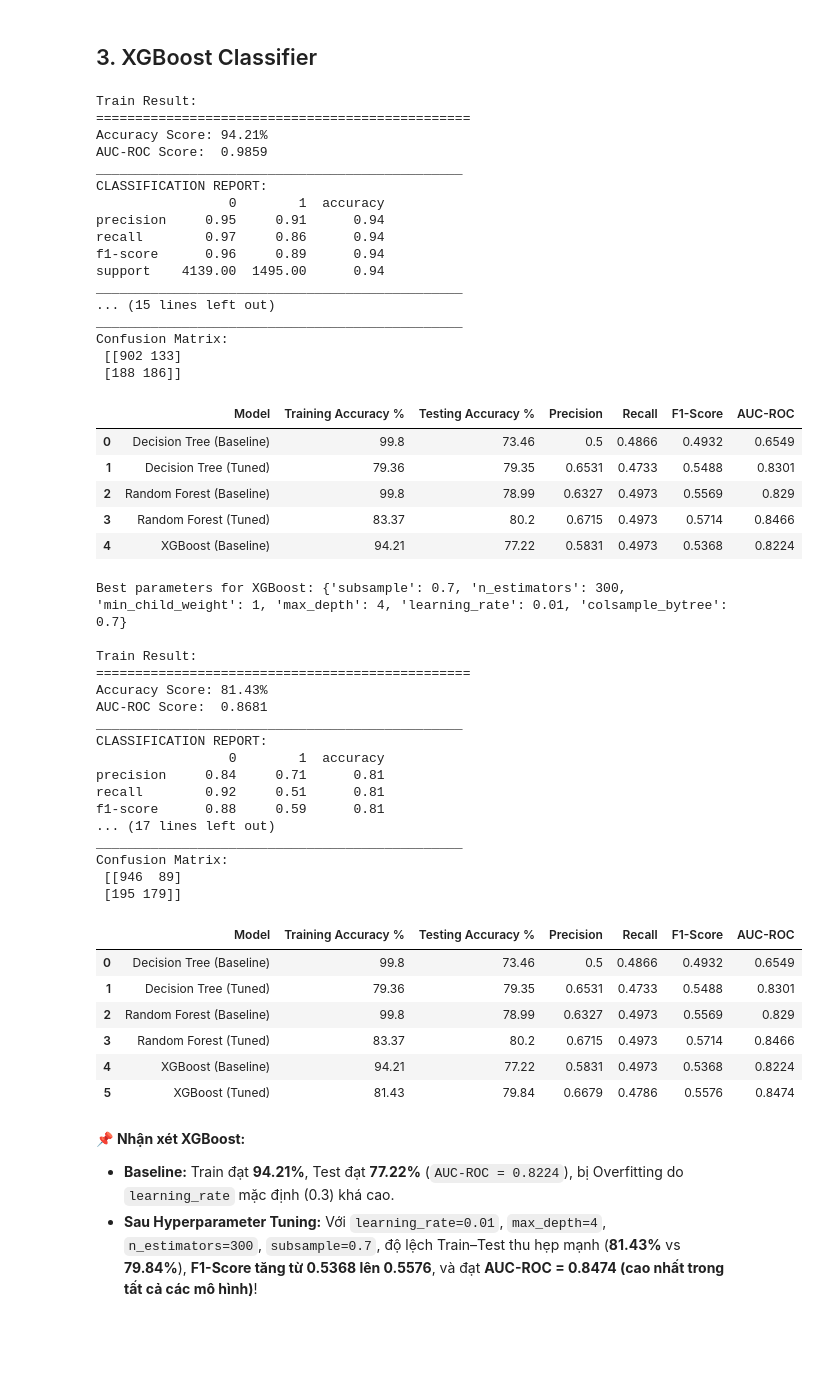
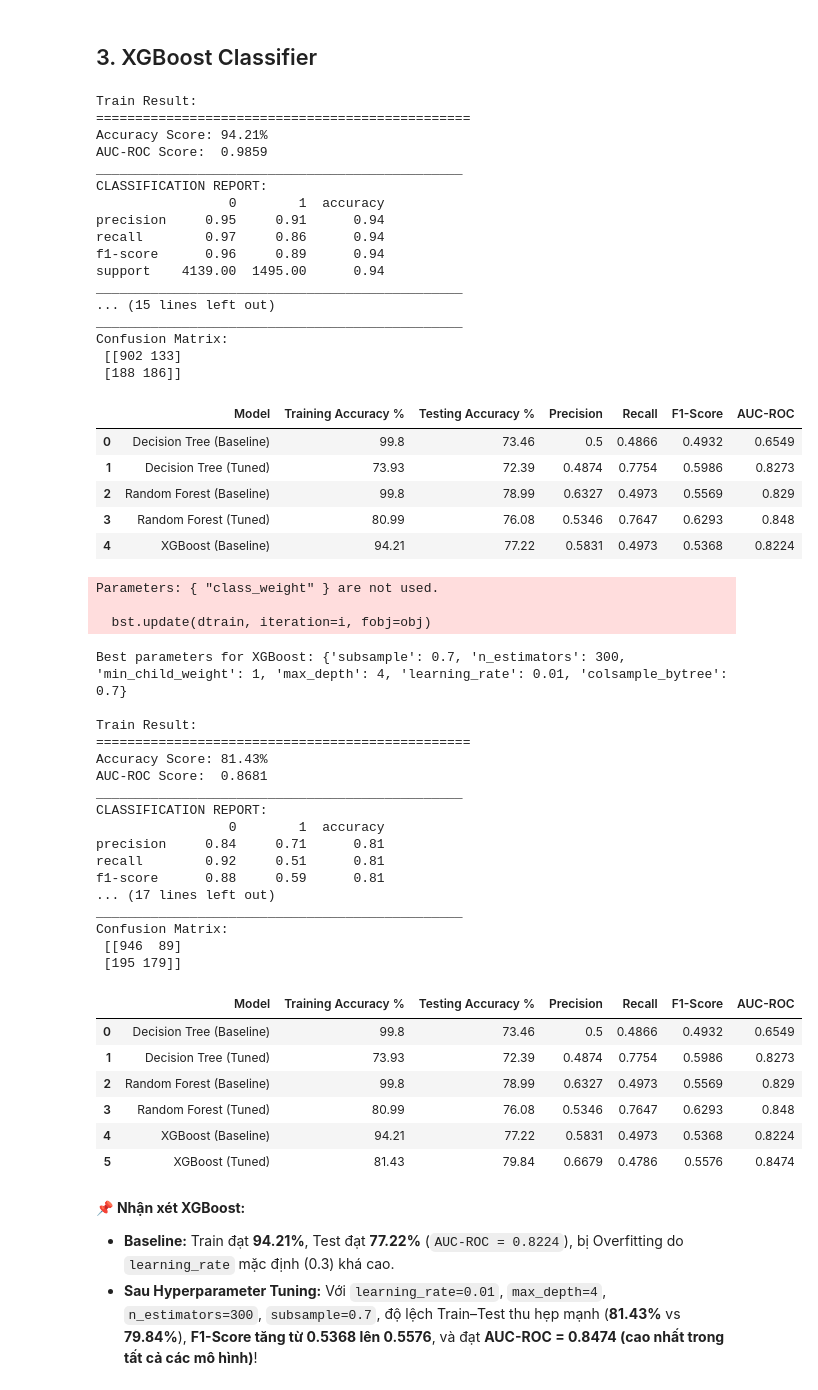
Before and after one commit to TranDuyAnhDEDA/KhaiPhaDuLieu, a Jupyter notebook: EDA.ipynb, the cells around one changed output. Drawn from its saved outputs; the diff is of its cells as text; code cells hidden in the pictures; blank space fills up the shorter version.

```diff
--- a/EDA.ipynb
+++ b/EDA.ipynb
@@ -486,9 +486,9 @@ dt_params = {
 }
 
 dt_cv = GridSearchCV(
-    DecisionTreeClassifier(random_state=42),
+    DecisionTreeClassifier(random_state=42, class_weight='balanced'),
     dt_params,
-    scoring="roc_auc", # điểm đánh giá mức độ phân loại của mô hình
+    scoring="roc_auc",
     n_jobs=-1,
     cv=5 # chia tập train và tập test ra 5 phần
 )
@@ -580,7 +580,7 @@ rf_params = {
 }
 
 rf_cv = RandomizedSearchCV(
-    RandomForestClassifier(random_state=42),
+    RandomForestClassifier(random_state=42, class_weight='balanced'),
     rf_params,
     n_iter=20, # Lấy ngẫu nhiên 20 tổ hợp random
     scoring="roc_auc",
@@ -664,9 +664,9 @@ Confusion Matrix:
  [188 186]]
 |  | Model | Training Accuracy % | Testing Accuracy % | Precision | Recall | F1-Score | AUC-ROC |
 | 0 | Decision Tree (Baseline) | 99.8 | 73.46 | 0.5 | 0.4866 | 0.4932 | 0.6549 |
-| 1 | Decision Tree (Tuned) | 79.36 | 79.35 | 0.6531 | 0.4733 | 0.5488 | 0.8301 |
+| 1 | Decision Tree (Tuned) | 73.93 | 72.39 | 0.4874 | 0.7754 | 0.5986 | 0.8273 |
 | 2 | Random Forest (Baseline) | 99.8 | 78.99 | 0.6327 | 0.4973 | 0.5569 | 0.829 |
-| 3 | Random Forest (Tuned) | 83.37 | 80.2 | 0.6715 | 0.4973 | 0.5714 | 0.8466 |
+| 3 | Random Forest (Tuned) | 80.99 | 76.08 | 0.5346 | 0.7647 | 0.6293 | 0.848 |
 | 4 | XGBoost (Baseline) | 94.21 | 77.22 | 0.5831 | 0.4973 | 0.5368 | 0.8224 |
 # %%
 # 3.2 Hyperparameter Tuning cho XGBoost bằng RandomizedSearchCV
@@ -675,54 +675,57 @@ xgb_params = {
     "max_depth": [3, 4, 5, 6],
     "learning_rate": [0.01, 0.05, 0.1, 0.2], # chỉ lấy một phần tỉ lệ fix của cây trước
     "subsample": [0.7, 0.8, 0.9, 1.0], # chia ngẫu nhiên cách hàng
     "colsample_bytree": [0.7, 0.8, 0.9, 1.0], # chia ngẫu nhiên các cột
-    "min_child_weight": [1, 3, 5] # khi mincw càng cao thì nó sẽ không chia các nhánh chỉ phục vụ cho nhóm nhỏ dữ liệu (trọng số tối thiểu ở nút con)
+    "min_child_weight": [1, 3, 5] # trọng số có ở 1 nhánh con là tổng của các sức nặng của mỗi khách hàng
 }
 
 xgb_cv = RandomizedSearchCV(
-    XGBClassifier(random_state=42, eval_metric='logloss'),
+    XGBClassifier(random_state=42, eval_metric='logloss', scale_pos_weight=2.77),
     xgb_params,
     n_iter=25,
     scoring="roc_auc",
     cv=5,
     random_state=42,
     n_jobs=-1
 )
 xgb_cv.fit(x_train, y_train)
 print(f"Best parameters for XGBoost: {xgb_cv.best_params_}\n")
 
 xgb_tuned = xgb_cv.best_estimator_
 print_score(xgb_tuned, x_train, y_train, x_test, y_test, train=True)
 print_score(xgb_tuned, x_train, y_train, x_test, y_test, train=False)
 
 results_df = pd.concat([
     results_df,
     evaluate_to_df("XGBoost (Tuned)", xgb_tuned, x_train, y_train, x_test, y_test)
 ], ignore_index=True)
 results_df
 # %% [output]
-Best parameters for XGBoost: {'subsample': 0.7, 'n_estimators': 300, 'min_child_weight': 1, 'max_depth': 4, 'learning_rate': 0.01, 'colsample_bytree': 0.7}
+Parameters: { "class_weight" } are not used.
 
-Train Result:
-================================================
-Accuracy Score: 81.43%
-AUC-ROC Score:  0.8681
-_______________________________________________
-CLASSIFICATION REPORT:
-                 0        1  accuracy
-precision     0.84     0.71      0.81
-recall        0.92     0.51      0.81
-f1-score      0.88     0.59      0.81
-... (17 lines left out)
-_______________________________________________
-Confusion Matrix:
- [[946  89]
- [195 179]]
+  bst.update(dtrain, iteration=i, fobj=obj)
+Best parameters for XGBoost: {'subsample': 0.7, 'n_estimators': 300, 'min_child_weight': 1, 'max_depth': 4, 'learning_rate': 0.01, 'colsample_bytree': 0.7}
+
+Train Result:
+================================================
+Accuracy Score: 81.43%
+AUC-ROC Score:  0.8681
+_______________________________________________
+CLASSIFICATION REPORT:
+                 0        1  accuracy
+precision     0.84     0.71      0.81
+recall        0.92     0.51      0.81
+f1-score      0.88     0.59      0.81
+... (17 lines left out)
+_______________________________________________
+Confusion Matrix:
+ [[946  89]
+ [195 179]]
 |  | Model | Training Accuracy % | Testing Accuracy % | Precision | Recall | F1-Score | AUC-ROC |
 | 0 | Decision Tree (Baseline) | 99.8 | 73.46 | 0.5 | 0.4866 | 0.4932 | 0.6549 |
-| 1 | Decision Tree (Tuned) | 79.36 | 79.35 | 0.6531 | 0.4733 | 0.5488 | 0.8301 |
+| 1 | Decision Tree (Tuned) | 73.93 | 72.39 | 0.4874 | 0.7754 | 0.5986 | 0.8273 |
 | 2 | Random Forest (Baseline) | 99.8 | 78.99 | 0.6327 | 0.4973 | 0.5569 | 0.829 |
-| 3 | Random Forest (Tuned) | 83.37 | 80.2 | 0.6715 | 0.4973 | 0.5714 | 0.8466 |
+| 3 | Random Forest (Tuned) | 80.99 | 76.08 | 0.5346 | 0.7647 | 0.6293 | 0.848 |
 | 4 | XGBoost (Baseline) | 94.21 | 77.22 | 0.5831 | 0.4973 | 0.5368 | 0.8224 |
 | 5 | XGBoost (Tuned) | 81.43 | 79.84 | 0.6679 | 0.4786 | 0.5576 | 0.8474 |
 # %% [markdown]
```
Also changed, not shown: parts of 4 cells of this notebook.
